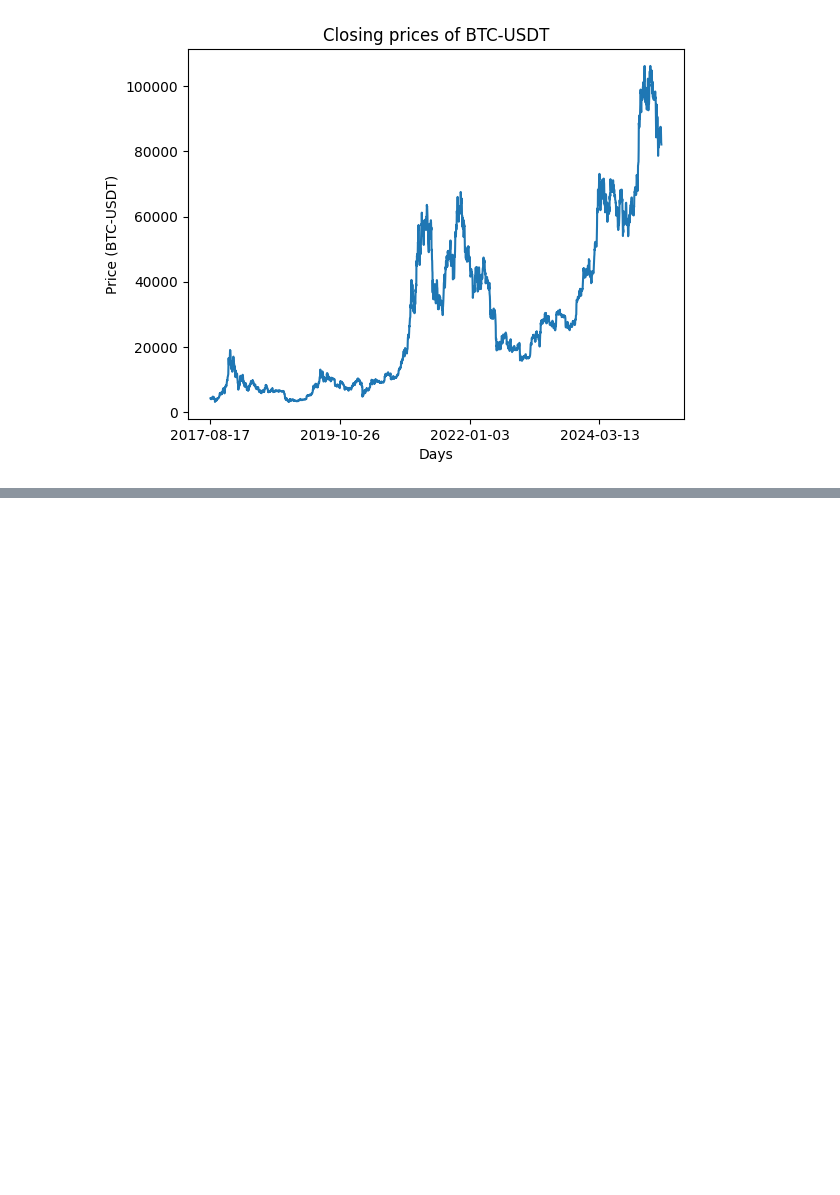
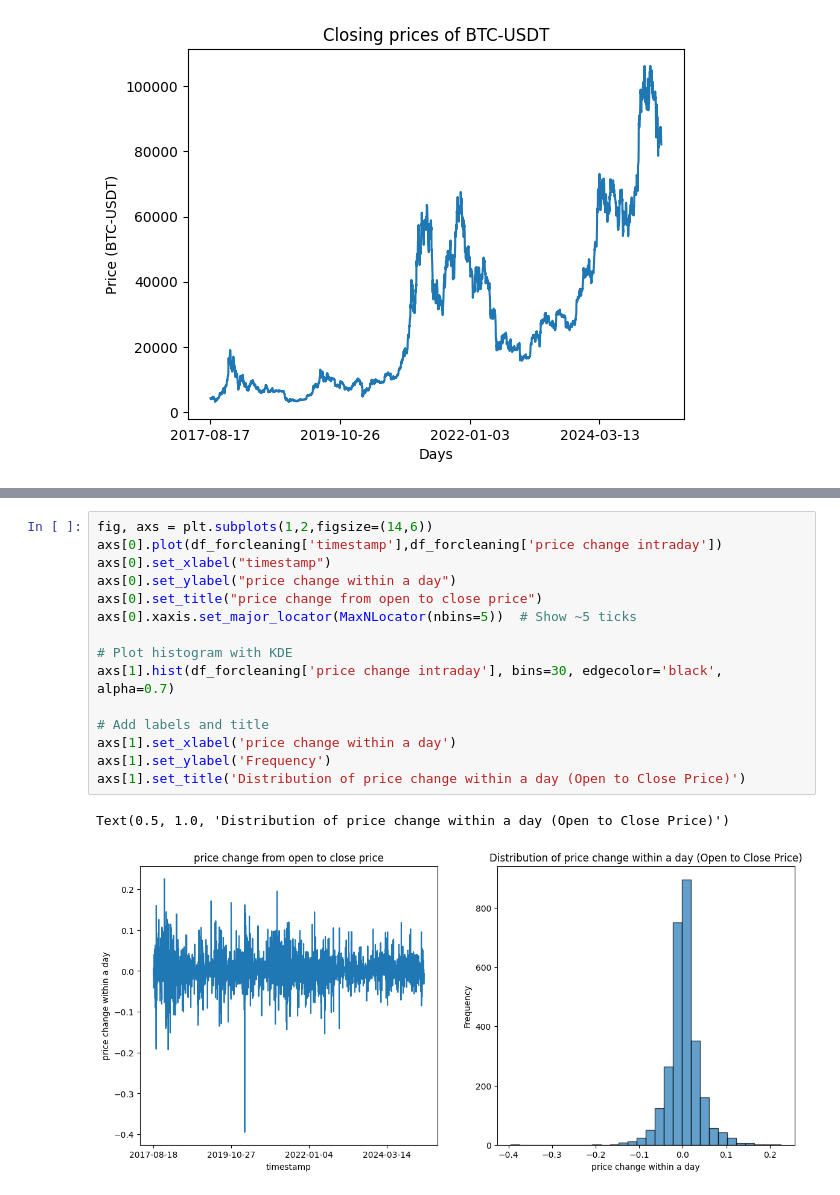
Before and after one commit to dleeim/coracle, a Jupyter notebook: src/data_analysis.ipynb, the cells around one changed output, grey strips where cells are left out. Drawn from its saved outputs; the diff is of its cells as text; blank space fills up the shorter version.

```diff
--- a/src/data_analysis.ipynb
+++ b/src/data_analysis.ipynb
@@ -70,0 +74,18 @@ Text(0.5, 1.0, 'Distribution of Log Returns (Closing Price) with KDE')
+# %%
+fig, axs = plt.subplots(1,2,figsize=(14,6))
+axs[0].plot(df_forcleaning['timestamp'],df_forcleaning['price change intraday'])
+axs[0].set_xlabel("timestamp")
+axs[0].set_ylabel("price change within a day")
+axs[0].set_title("price change from open to close price")
+axs[0].xaxis.set_major_locator(MaxNLocator(nbins=5))  # Show ~5 ticks
+
+# Plot histogram with KDE
+axs[1].hist(df_forcleaning['price change intraday'], bins=30, edgecolor='black', alpha=0.7)
+
+# Add labels and title
+axs[1].set_xlabel('price change within a day')
+axs[1].set_ylabel('Frequency')
+axs[1].set_title('Distribution of price change within a day (Open to Close Price)')
+# %% [output]
+Text(0.5, 1.0, 'Distribution of price change within a day (Open to Close Price)')
+[figure, added]
```
Also changed, not shown: parts of 14 cells of this notebook, 1 other file.
